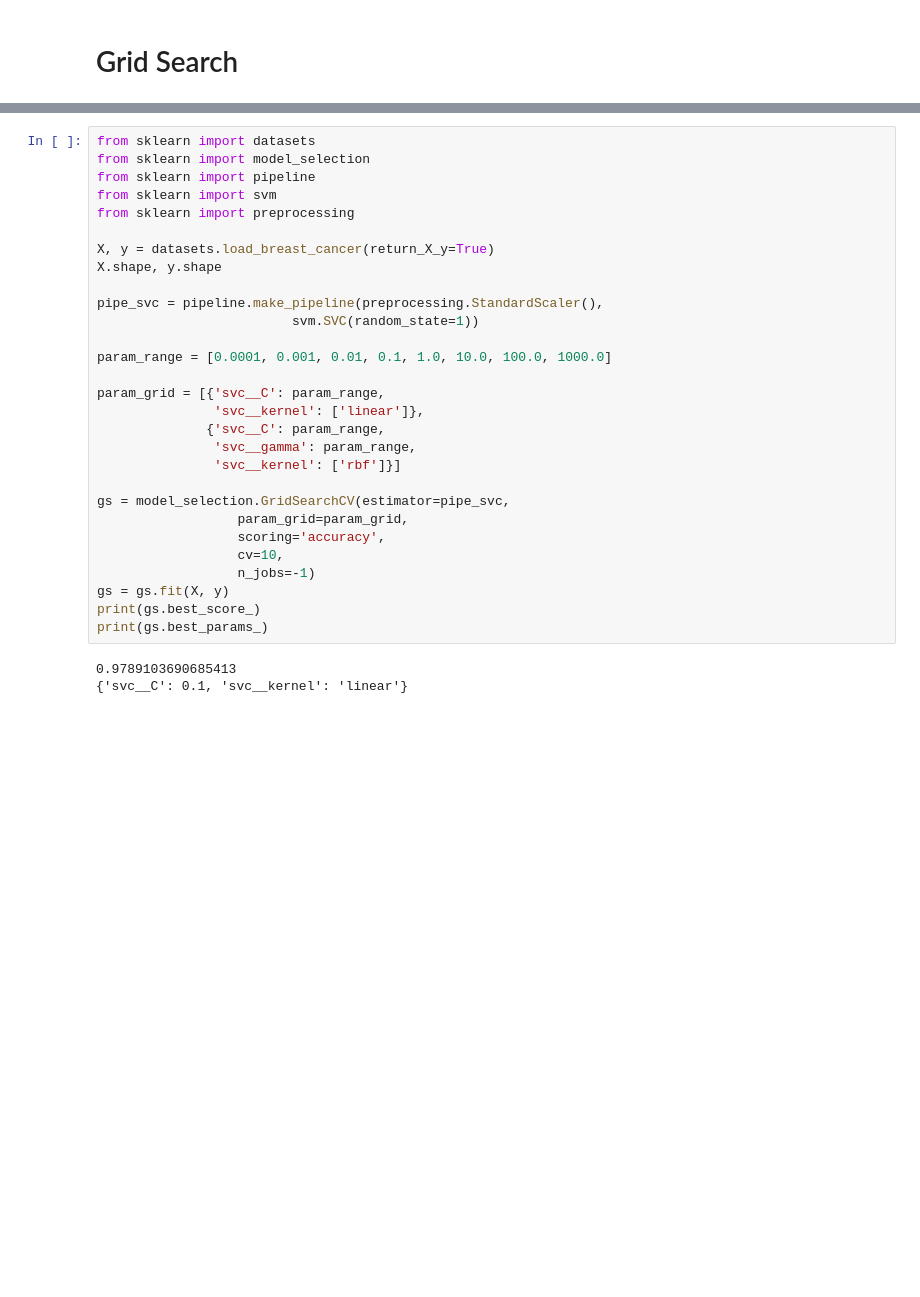
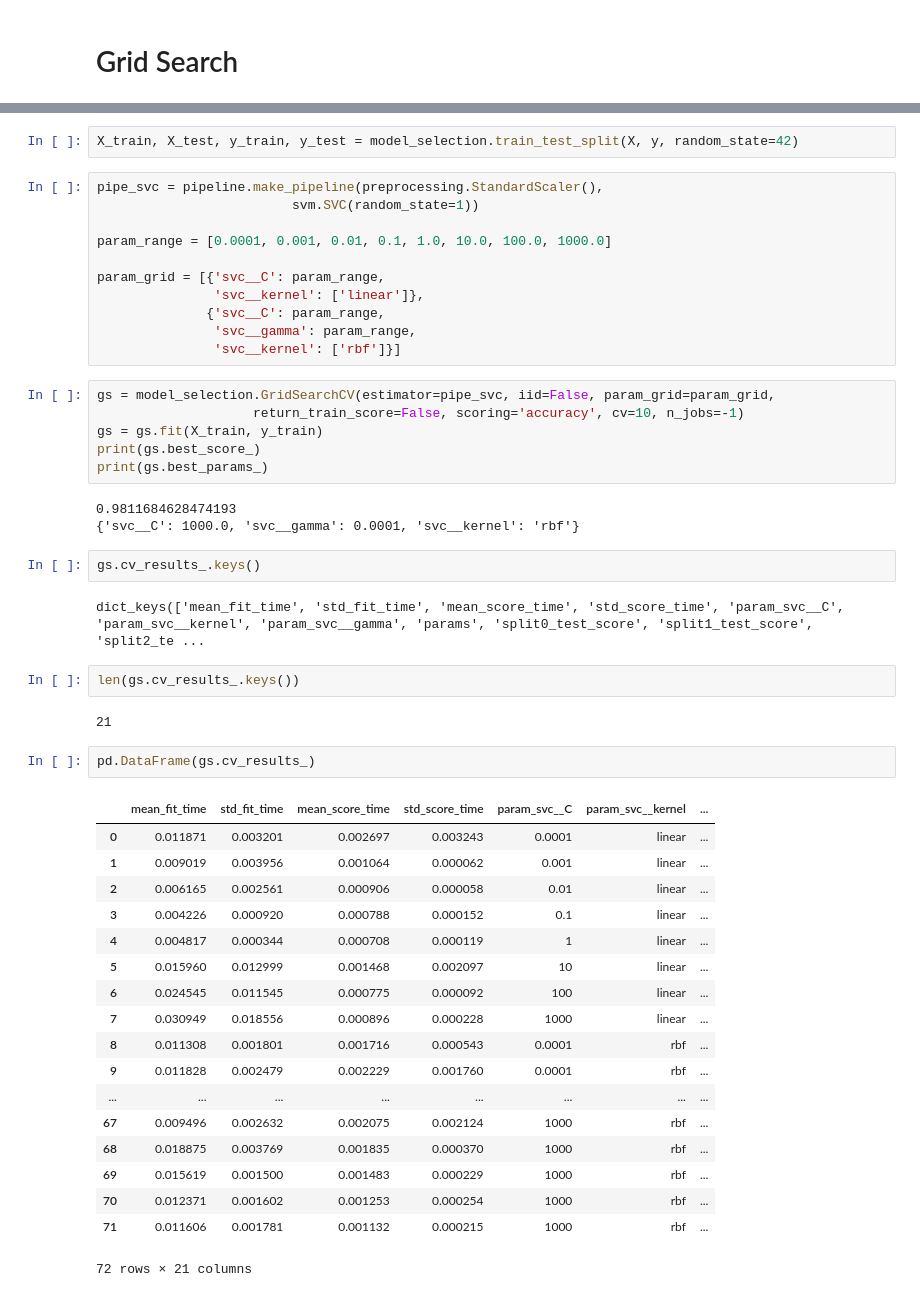
Before and after one commit to InsightLab/imersao-ciencia-de-dados, a Jupyter notebook: 2019/06-Tecnicas_para_Melhoria_de_Resultados/3-Grid_Search.ipynb, the cells around one changed output, grey strips where cells are left out. Drawn from its saved outputs; the diff is of its cells as text; blank space fills up the shorter version.

```diff
--- a/2019/06-Tecnicas_para_Melhoria_de_Resultados/3-Grid_Search.ipynb
+++ b/2019/06-Tecnicas_para_Melhoria_de_Resultados/3-Grid_Search.ipynb
@@ -3,13 +16,6 @@
+# %%
+X_train, X_test, y_train, y_test = model_selection.train_test_split(X, y, random_state=42)
 # %%
-from sklearn import datasets
-from sklearn import model_selection
-from sklearn import pipeline
-from sklearn import svm
-from sklearn import preprocessing
-
-X, y = datasets.load_breast_cancer(return_X_y=True)
-X.shape, y.shape
-
 pipe_svc = pipeline.make_pipeline(preprocessing.StandardScaler(),
                          svm.SVC(random_state=1))
 
@@ -20,15 +26,41 @@ param_grid = [{'svc__C': param_range,
               {'svc__C': param_range,
                'svc__gamma': param_range,
                'svc__kernel': ['rbf']}]
-
-gs = model_selection.GridSearchCV(estimator=pipe_svc,
-                  param_grid=param_grid,
-                  scoring='accuracy',
-                  cv=10,
-                  n_jobs=-1)
-gs = gs.fit(X, y)
-print(gs.best_score_)
-print(gs.best_params_)
-# %% [output]
-0.9789103690685413
-{'svc__C': 0.1, 'svc__kernel': 'linear'}
+# %%
+gs = model_selection.GridSearchCV(estimator=pipe_svc, iid=False, param_grid=param_grid,
+                    return_train_score=False, scoring='accuracy', cv=10, n_jobs=-1)
+gs = gs.fit(X_train, y_train)
+print(gs.best_score_)
+print(gs.best_params_)
+# %% [output]
+0.9811684628474193
+{'svc__C': 1000.0, 'svc__gamma': 0.0001, 'svc__kernel': 'rbf'}
+# %%
+gs.cv_results_.keys()
+# %% [output]
+dict_keys(['mean_fit_time', 'std_fit_time', 'mean_score_time', 'std_score_time', 'param_svc__C', 'param_svc__kernel', 'param_svc__gamma', 'params', 'split0_test_score', 'split1_test_score', 'split2_te ...
+# %%
+len(gs.cv_results_.keys())
+# %% [output]
+21
+# %%
+pd.DataFrame(gs.cv_results_)
+# %% [output]
+|  | mean_fit_time | std_fit_time | mean_score_time | std_score_time | param_svc__C | param_svc__kernel | ... |
+| 0 | 0.011871 | 0.003201 | 0.002697 | 0.003243 | 0.0001 | linear | ... |
+| 1 | 0.009019 | 0.003956 | 0.001064 | 0.000062 | 0.001 | linear | ... |
+| 2 | 0.006165 | 0.002561 | 0.000906 | 0.000058 | 0.01 | linear | ... |
+| 3 | 0.004226 | 0.000920 | 0.000788 | 0.000152 | 0.1 | linear | ... |
+| 4 | 0.004817 | 0.000344 | 0.000708 | 0.000119 | 1 | linear | ... |
+| 5 | 0.015960 | 0.012999 | 0.001468 | 0.002097 | 10 | linear | ... |
+| 6 | 0.024545 | 0.011545 | 0.000775 | 0.000092 | 100 | linear | ... |
+| 7 | 0.030949 | 0.018556 | 0.000896 | 0.000228 | 1000 | linear | ... |
+| 8 | 0.011308 | 0.001801 | 0.001716 | 0.000543 | 0.0001 | rbf | ... |
+| 9 | 0.011828 | 0.002479 | 0.002229 | 0.001760 | 0.0001 | rbf | ... |
+| ... | ... | ... | ... | ... | ... | ... | ... |
+| 67 | 0.009496 | 0.002632 | 0.002075 | 0.002124 | 1000 | rbf | ... |
+| 68 | 0.018875 | 0.003769 | 0.001835 | 0.000370 | 1000 | rbf | ... |
+| 69 | 0.015619 | 0.001500 | 0.001483 | 0.000229 | 1000 | rbf | ... |
+| 70 | 0.012371 | 0.001602 | 0.001253 | 0.000254 | 1000 | rbf | ... |
+| 71 | 0.011606 | 0.001781 | 0.001132 | 0.000215 | 1000 | rbf | ... |
+72 rows × 21 columns
```
Also changed, not shown: parts of 9 cells of this notebook, 1 other file.
